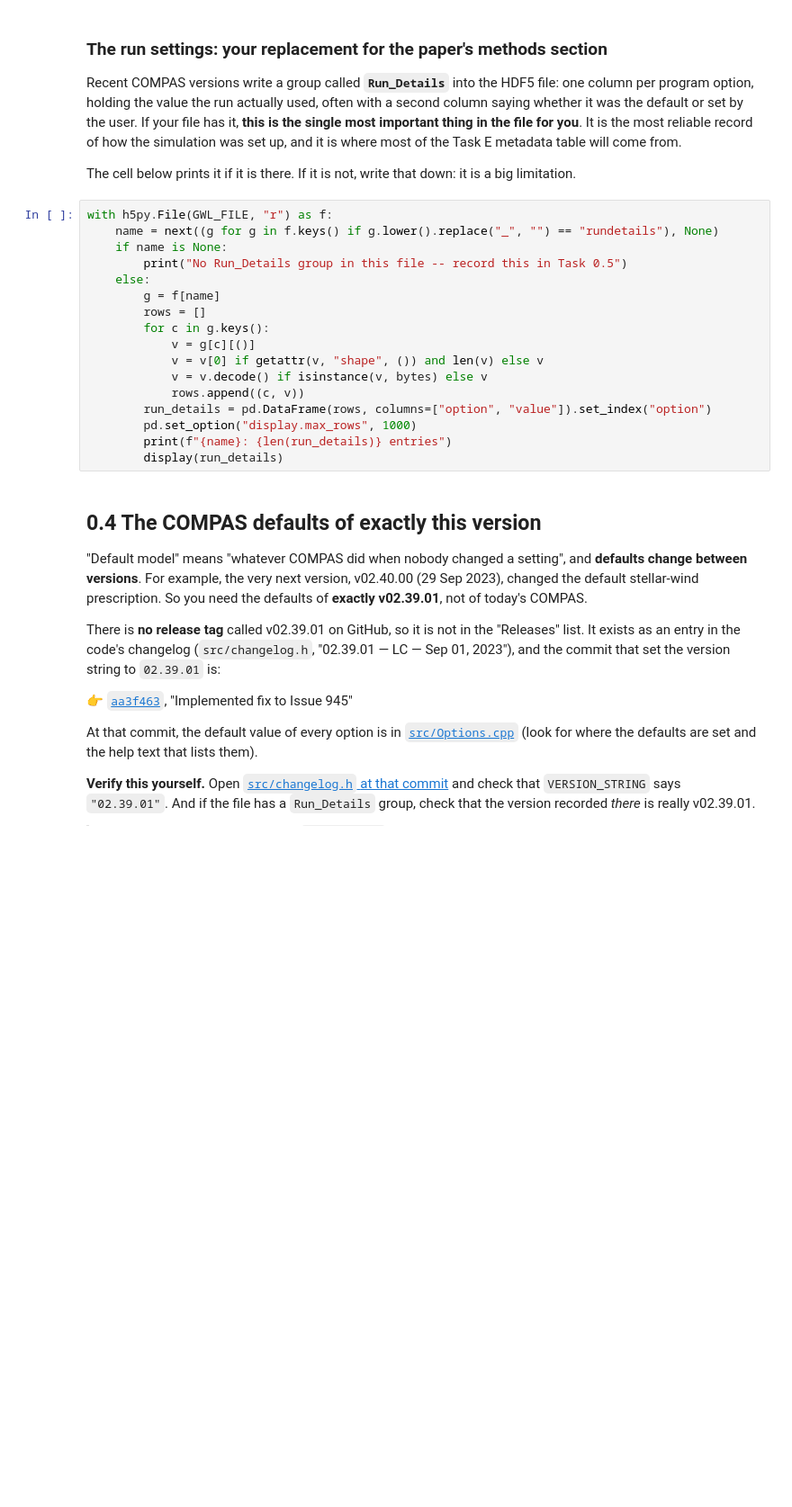
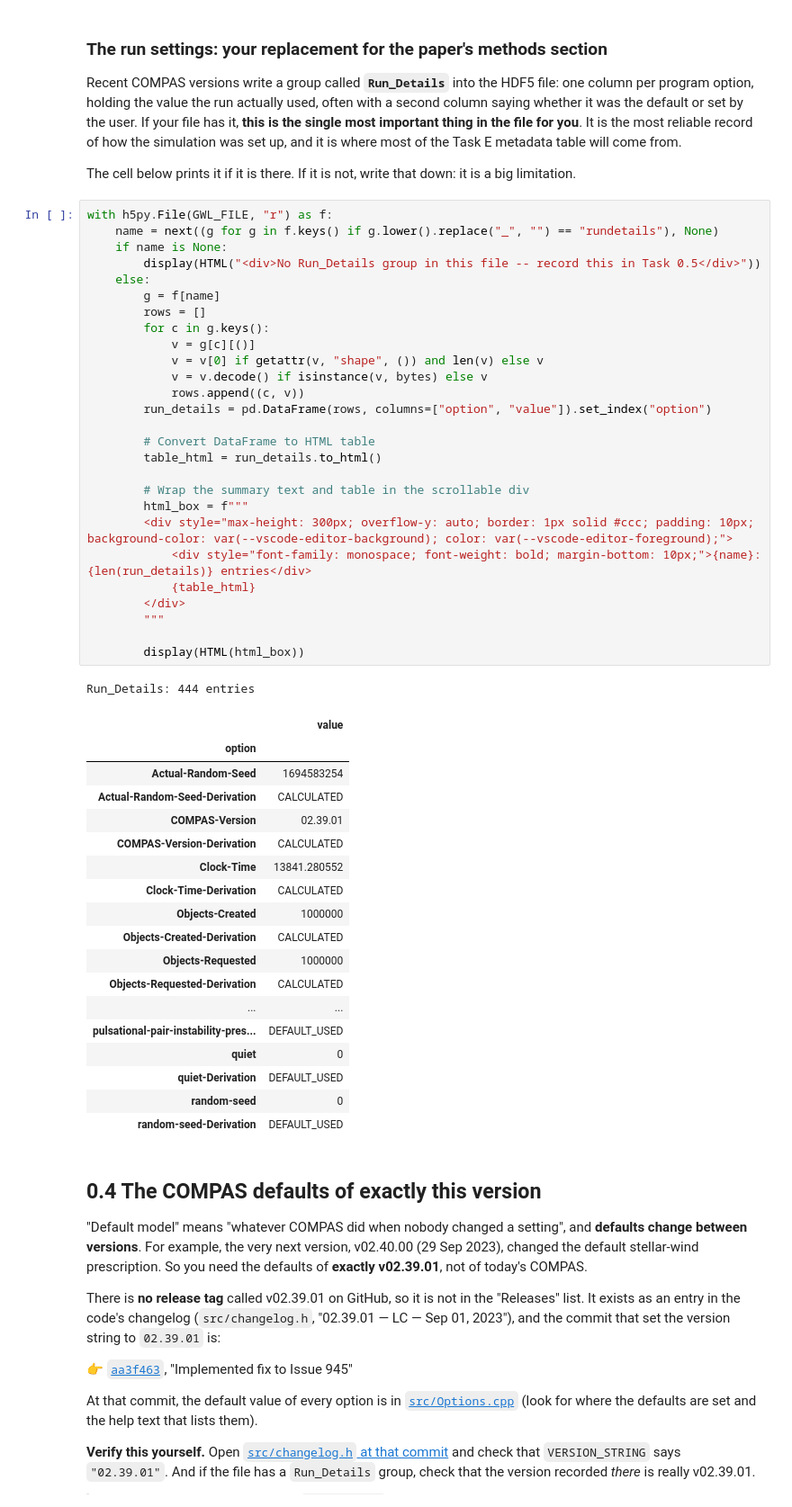
Before and after one commit to HammieG/growl-catalog, a Jupyter notebook: GROWL_TF_individual_data_projects/individual_project_folders/gwlandscape-default/step1_Tanush.ipynb, the cells around one changed output. Shown at 90% size. Cells and saved outputs as stored; diff of their text form; blank space fills up the shorter version.

```diff
--- a/GROWL_TF_individual_data_projects/individual_project_folders/gwlandscape-default/step1_Tanush.ipynb
+++ b/GROWL_TF_individual_data_projects/individual_project_folders/gwlandscape-default/step1_Tanush.ipynb
@@ -239,20 +250,50 @@ The cell below prints it if it is there. If it is not, write that down: it is a
 # %%
 with h5py.File(GWL_FILE, "r") as f:
     name = next((g for g in f.keys() if g.lower().replace("_", "") == "rundetails"), None)
     if name is None:
-        print("No Run_Details group in this file -- record this in Task 0.5")
+        display(HTML("<div>No Run_Details group in this file -- record this in Task 0.5</div>"))
     else:
         g = f[name]
         rows = []
         for c in g.keys():
             v = g[c][()]
             v = v[0] if getattr(v, "shape", ()) and len(v) else v
             v = v.decode() if isinstance(v, bytes) else v
             rows.append((c, v))
         run_details = pd.DataFrame(rows, columns=["option", "value"]).set_index("option")
-        pd.set_option("display.max_rows", 1000)
-        print(f"{name}: {len(run_details)} entries")
-        display(run_details)
+
+        # Convert DataFrame to HTML table
+        table_html = run_details.to_html()
+
+        # Wrap the summary text and table in the scrollable div
+        html_box = f"""
+        <div style="max-height: 300px; overflow-y: auto; border: 1px solid #ccc; padding: 10px; background-color: var(--vscode-editor-background); color: var(--vscode-editor-foreground);">
+            <div style="font-family: monospace; font-weight: bold; margin-bottom: 10px;">{name}: {len(run_details)} entries</div>
+            {table_html}
+        </div>
+        """
+
+        display(HTML(html_box))
+# %% [output]
+Run_Details: 444 entries
+|  | value |
+| option |  |
+| Actual-Random-Seed | 1694583254 |
+| Actual-Random-Seed-Derivation | CALCULATED |
+| COMPAS-Version | 02.39.01 |
+| COMPAS-Version-Derivation | CALCULATED |
+| Clock-Time | 13841.280552 |
+| Clock-Time-Derivation | CALCULATED |
+| Objects-Created | 1000000 |
+| Objects-Created-Derivation | CALCULATED |
+| Objects-Requested | 1000000 |
+| Objects-Requested-Derivation | CALCULATED |
+| ... | ... |
+| pulsational-pair-instability-pres... | DEFAULT_USED |
+| quiet | 0 |
+| quiet-Derivation | DEFAULT_USED |
+| random-seed | 0 |
+| random-seed-Derivation | DEFAULT_USED |
 # %% [markdown]
 ## 0.4 The COMPAS defaults of exactly this version
 
```
Also changed, not shown: parts of 26 cells of this notebook, 3 other files.
